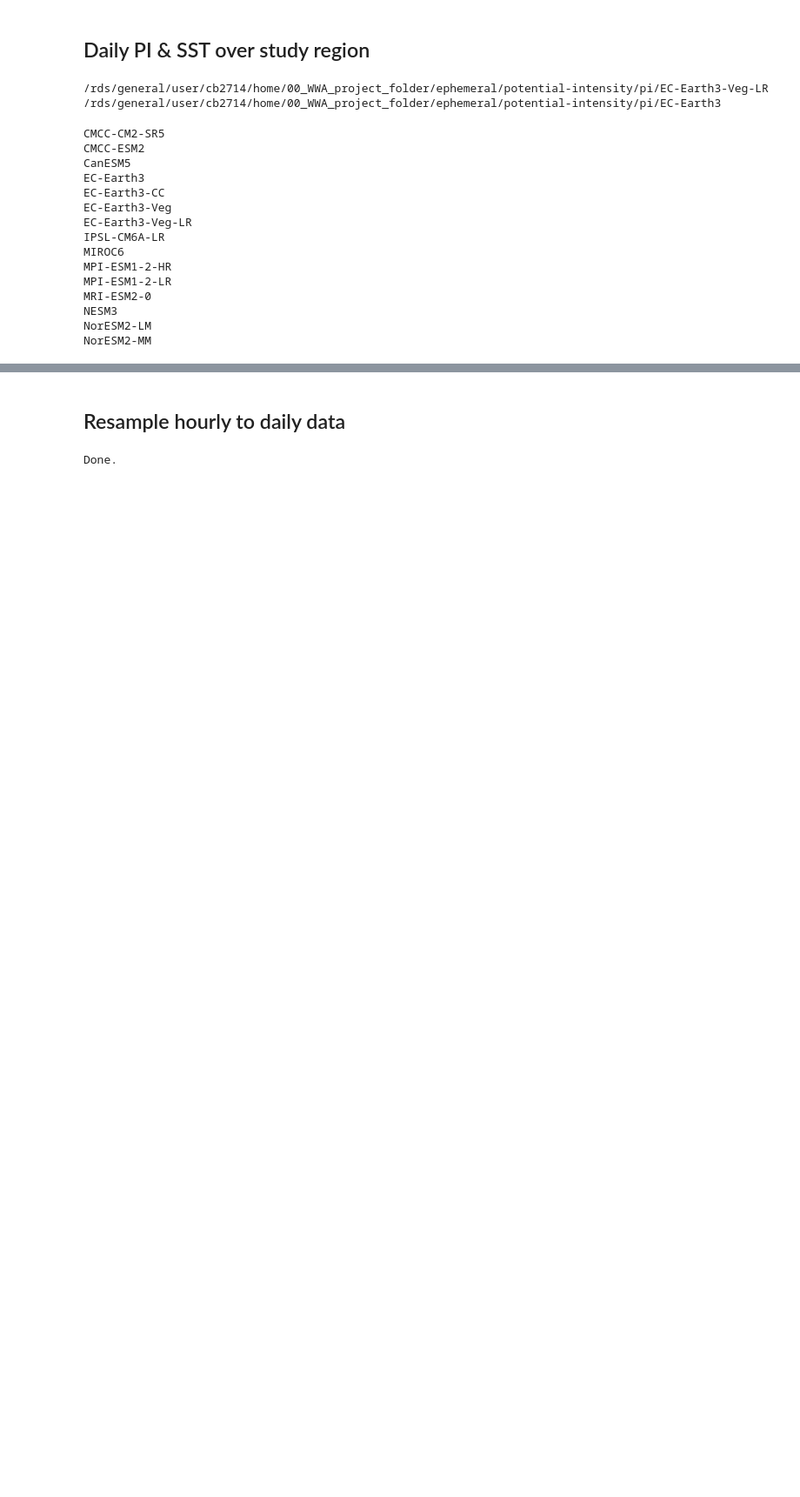
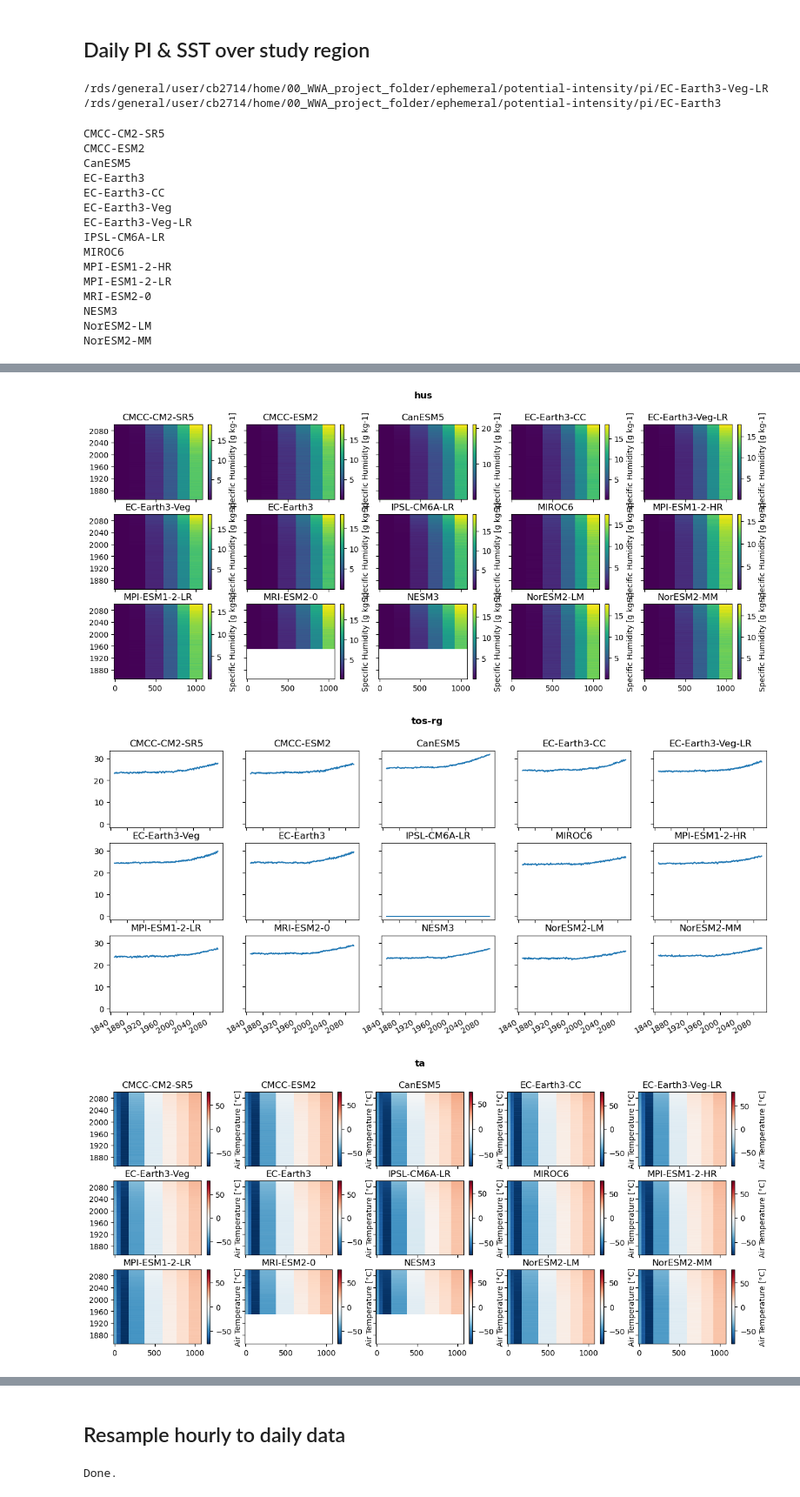
Before and after one commit to clairbarnes/wwa-current, a Jupyter notebook: 24-08_typhoon-gaemi/typhoon-gaemi_0P_pre-processing.ipynb, the cells around one changed output, grey strips where cells are left out. Shown at 87% size. Drawn from its saved outputs; the diff is of its cells as text; code cells hidden in the pictures; blank space fills up the shorter version.

Commit message:
Potential intensity calculations for Typhoon Gaemi completed

```diff
--- a/24-08_typhoon-gaemi/typhoon-gaemi_0P_pre-processing.ipynb
+++ b/24-08_typhoon-gaemi/typhoon-gaemi_0P_pre-processing.ipynb
@@ -326,5 +314,0 @@ mlist = list(set([fnm.split("_")[5] for fnm in glob.glob(outpath+"tos-rg/*")]))
-# %%
-for mdl in mlist[:1]:
-    print(mdl)
-
-    hus = xr.open_datase
@@ -430,0 +373,3 @@ ts.to_netcdf(new_fnm)
+# %%
+fpath = "/rds/general/user/cb2714/home/00_WWA_project_folder/ephemeral/potential-intensity/"
+outpath = fpath+"monthly_vars/"
@@ -430,0 +409,41 @@ ts.to_netcdf(new_fnm)
+# %%
+for varnm in ["hus", "tos-rg", "ta", "psl"]:
+
+    new_fnm = outpath+varnm+"-monthly_NESM3_r1i1p1f1.nc"
+    if os.path.exists(new_fnm): continue
+
+    ds_hist = xr.open_mfdataset(fpath+varnm+"/*NESM3_historical*.nc").resample(time = "MS").mean().convert_calendar("standard", align_on = "date")
+    ds_ssp = xr.open_mfdataset(fpath+varnm+"/*NESM3_ssp585*.nc").resample(time = "MS").mean().convert_calendar("standard", align_on = "date")
+
+    ds = xr.concat([ds_hist, ds_ssp], "time")
+    ds.to_netcdf(new_fnm)
+# %%
+fpath = "/rds/general/user/cb2714/home/00_WWA_project_folder/ephemeral/potential-intensity/"
+outpath = fpath+"monthly_vars/"
+for varnm in ["hus", "tos-rg", "ta", "psl"]:
+    fl = sorted(glob.glob(outpath+varnm+"-monthly_*_r1i1p1f1.nc"))
+
+    if varnm == "tos-rg":
+        vnm = "sst"
+    else:
+        vnm = varnm
+
+    fig, axs = plt.subplots(ncols = 5, nrows = 3, figsize = (15,6), dpi = 100, sharex = True, sharey = True)
+
+    for i in range(len(fl)):
+        ax = fig.axes[i]
+        fnm = fl[i]
+
+        ts = xr.open_dataset(fnm)[vnm].mean(["lat", "lon"]).resample(time = "AS").mean()
+        ts.plot(ax = ax)
+        ax.set_title(fnm.split("_")[-2])
+        ax.set_xlabel("")
+        ax.set_ylabel("")
+
+    plt.suptitle(varnm, fontweight = "bold")
+
+plt.savefig("fig/mdl-eval_cmip6_"+varnm+"-check.png")
+# %% [output]
+[figure, added]
+[figure, added]
+[figure, added]
```
Also changed, not shown: parts of 42 cells of this notebook, 5 other files.
